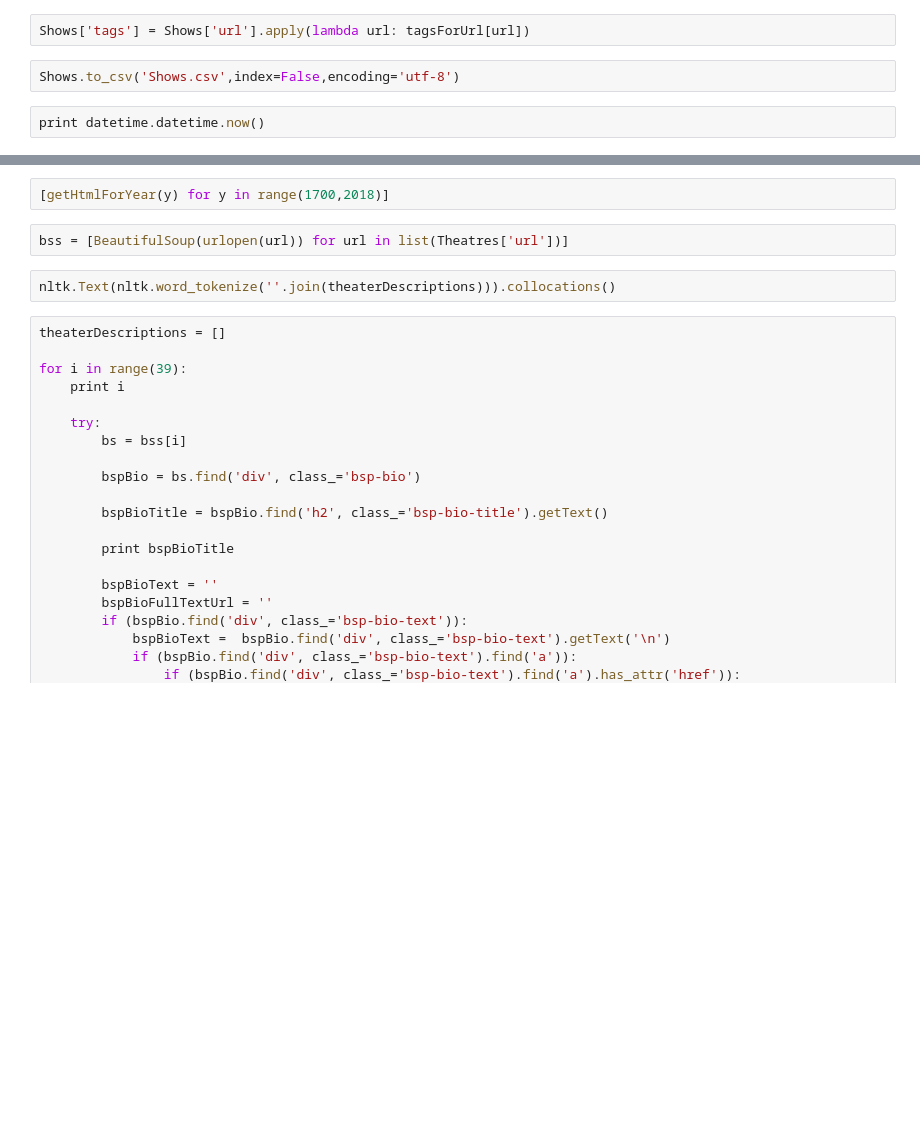
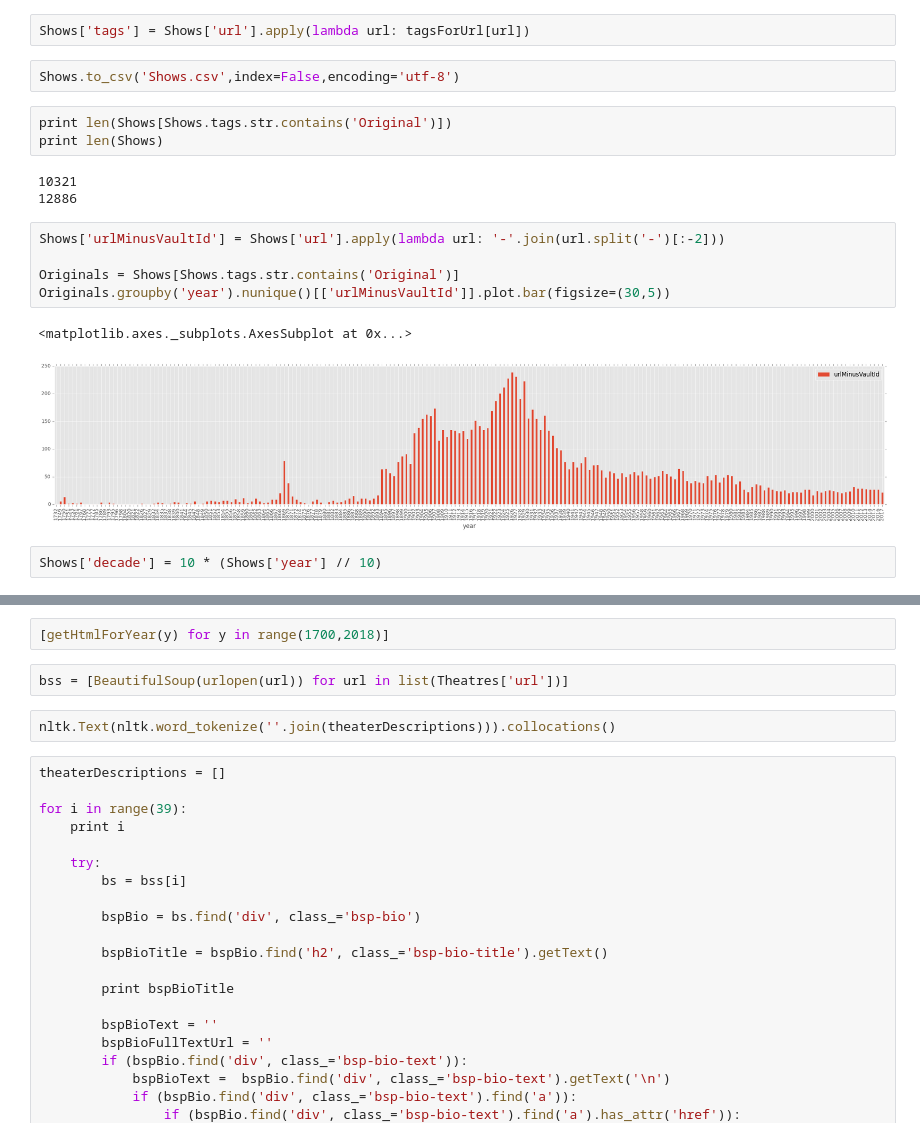
Before and after one commit to kebuhcah/purgation, a Jupyter notebook: playbill_basic.ipynb, the cells around one changed output, grey strips where cells are left out. Saved outputs shown, nothing was run; the diff lists cells and outputs as text; blank space fills up the shorter version.

```diff
--- a/playbill_basic.ipynb
+++ b/playbill_basic.ipynb
@@ -104,5 +86,19 @@ print datetime.datetime.now()
 Shows['tags'] = Shows['url'].apply(lambda url: tagsForUrl[url])
 # %%
 Shows.to_csv('Shows.csv',index=False,encoding='utf-8')
-# %%
-print datetime.datetime.now()
+# %%
+print len(Shows[Shows.tags.str.contains('Original')])
+print len(Shows)
+# %% [output]
+10321
+12886
+# %%
+Shows['urlMinusVaultId'] = Shows['url'].apply(lambda url: '-'.join(url.split('-')[:-2]))
+
+Originals = Shows[Shows.tags.str.contains('Original')]
+Originals.groupby('year').nunique()[['urlMinusVaultId']].plot.bar(figsize=(30,5))
+# %% [output]
+<matplotlib.axes._subplots.AxesSubplot at 0x...>
+[figure, added]
+# %%
+Shows['decade'] = 10 * (Shows['year'] // 10)
```
Also changed, not shown: parts of 11 cells of this notebook.
